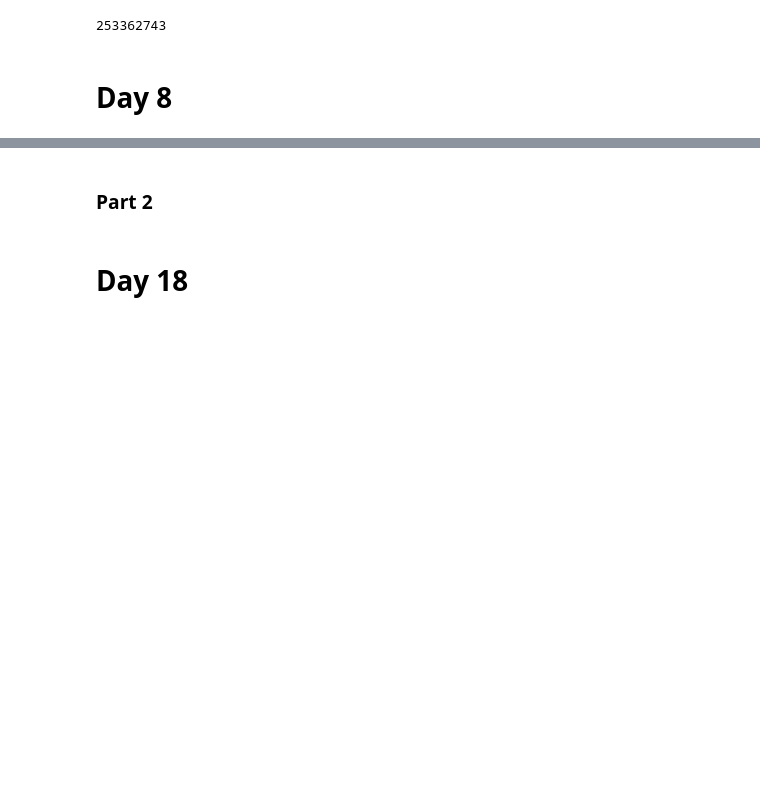
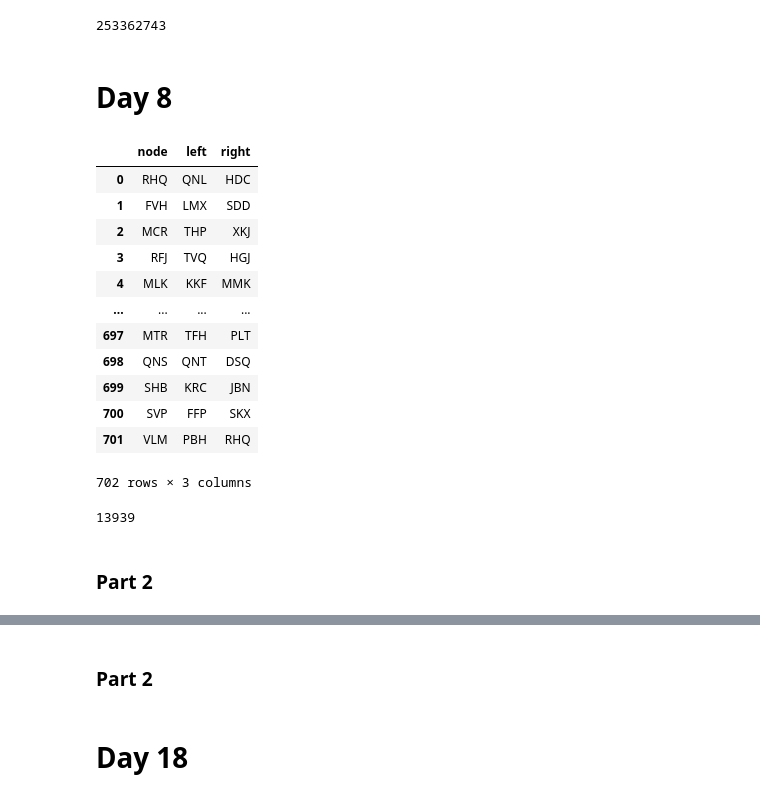
Before and after one commit to jordanehli/JE_Advent_of_Code2023, a Jupyter notebook: JE_Advent_of_Code_2023.ipynb, the cells around one changed output, grey strips where cells are left out. Cells and saved outputs as stored; diff of their text form; code cells hidden in the pictures; blank space fills up the shorter version.

```diff
--- a/JE_Advent_of_Code_2023.ipynb
+++ b/JE_Advent_of_Code_2023.ipynb
@@ -823,3 +824,64 @@ sum(df2['sum'])
 253362743
 # %% [markdown]
 # Day 8
+# %%
+# read in network map
+network = open('aoc_day8.txt').read().strip()
+
+# separate the network map sections
+sections = network.split('\n\n')
+directs, nodes = sections
+# split the nodes and split each node by the three nodes within it
+nodes = nodes.split('\n')
+split_nodes = [(i.split()[0], i.split()[2], i.split()[3]) for i in nodes]
+# add these splits into one df
+df = pd.DataFrame(split_nodes, columns=['node', 'left', 'right'])
+# clean up left/right columns
+df['left'] = df['left'].str.extract(r'([A-Z]{3})')
+df['right'] = df['right'].str.extract(r'([A-Z]{3})')
+df
+# %% [output]
+|  | node | left | right |
+| 0 | RHQ | QNL | HDC |
+| 1 | FVH | LMX | SDD |
+| 2 | MCR | THP | XKJ |
+| 3 | RFJ | TVQ | HGJ |
+| 4 | MLK | KKF | MMK |
+| ... | ... | ... | ... |
+| 697 | MTR | TFH | PLT |
+| 698 | QNS | QNT | DSQ |
+| 699 | SHB | KRC | JBN |
+| 700 | SVP | FFP | SKX |
+| 701 | VLM | PBH | RHQ |
+702 rows × 3 columns
+# %%
+# create node mapping dictionary to avoid having to search entire df
+node_mapping = df.set_index('node')[['left', 'right']].to_dict('index')
+
+# init counters and node
+directions_counter = 0
+node_counter = 0
+node = 'AAA'
+
+# follow node directions until 'ZZZ' is found
+while node != 'ZZZ':
+    # reset direction counter when we get to end of directions to loop the directions
+    if directions_counter >= len(directs):
+        directions_counter = 0
+    # find the node row from the dictionary
+    node_row = node_mapping[node]
+    # update the node based on the the current direction
+    if directs[directions_counter] == 'L':
+        node = node_row['left']
+    elif directs[directions_counter] == 'R':
+        node = node_row['right']
+
+    # update counter to ensure we are on the correct direction and to count the nodes for our solution
+    directions_counter += 1
+    node_counter += 1
+
+node_counter
+# %% [output]
+13939
+# %% [markdown]
+### Part 2
```
Also changed, not shown: parts of 3 cells of this notebook, 1 other file.
